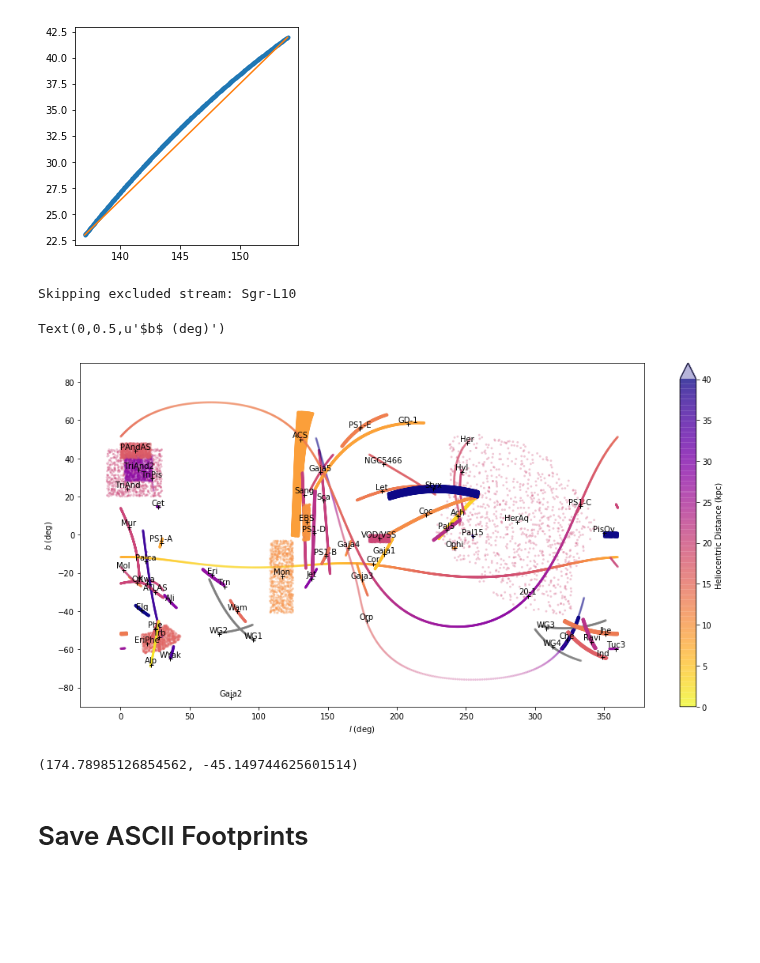
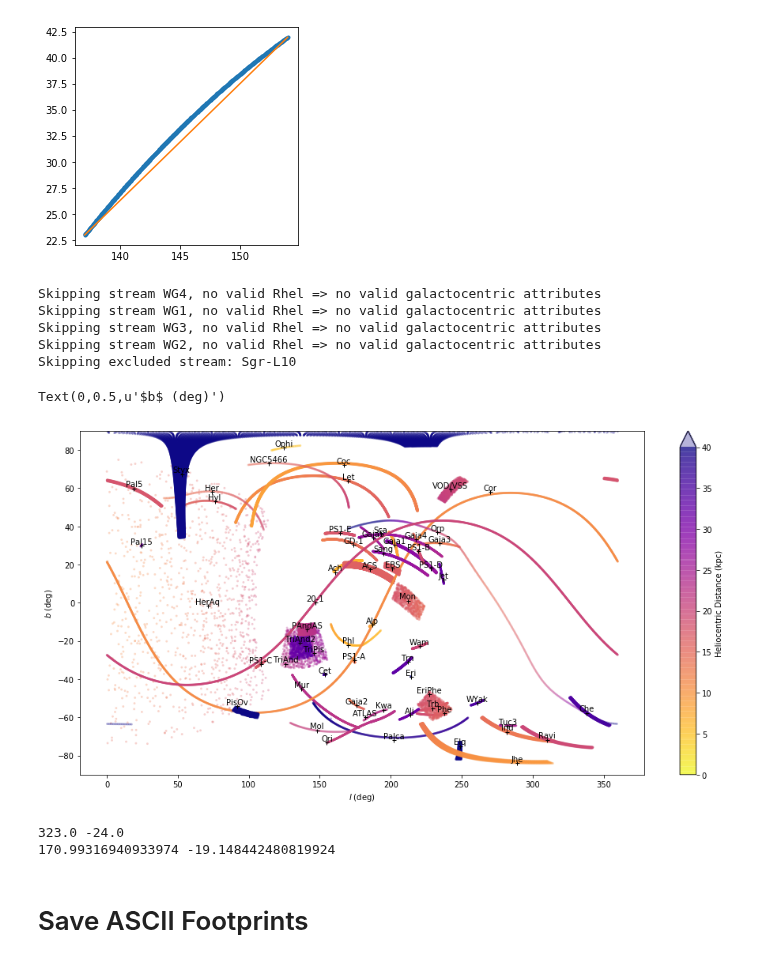
Before and after one commit to cmateu/galstreams, a Jupyter notebook: galstreams/lib/streams_lib_notes.ipynb, the cells around one changed output. Saved outputs shown, nothing was run; the diff lists cells and outputs as text; code cells hidden in the pictures; blank space fills up the shorter version.

Commit message:
phlegethon stream added

```diff
--- a/galstreams/lib/streams_lib_notes.ipynb
+++ b/galstreams/lib/streams_lib_notes.ipynb
@@ -457,34 +457,38 @@ plt.plot(streams['Gaia-'+NG].ra[[0,-1]],streams['Gaia-'+NG].dec[[0,-1]],'-')
 [<matplotlib.lines.Line2D at 0x...>]
 [figure]
 # %%
-mwsts=galstreams.MWStreams(verbose=False)
+#mwsts=galstreams.MWStreams(verbose=False)
 
-# mwsts["Orinoco"].cphi=155.
-# mwsts["ATLAS"].ctheta=-60.
-mwsts["Orphan"].cb=52.
-mwsts["Orphan"].cra,mwsts["Orphan"].cdec=178.,-45.
+mwsts["Phlegethon"].cphi,mwsts["Phlegethon"].ctheta=170.,-22.
 
 fig=plt.figure(1,figsize=(16,8))
 ax=fig.add_subplot(111)
 cmapp=plt.cm.plasma_r
 cmapp.set_under('grey')
-mwsts.plot_stream_compilation(ax,plot_colorbar=True,exclude_streams=['Sgr-L10'],
+mwsts.plot_stream_compilation(ax,plot_colorbar=True,#include_only=["Phlegethon","Orphan"],
+                              exclude_streams=['Sgr-L10'],
                               scat_kwargs=dict(vmin=0.,vmax=40.,cmap=cmapp, alpha=0.3),
                               use_shortnames=True,
                               cb_kwargs=dict(label='Heliocentric Distance (kpc)'),
-                              cootype='equ',verbose=False,)
+                              cootype='GC',verbose=False,)
 #ax.set_xlim(0.,360.)
 ax.set_ylim(-90.,90.)
 ax.set_xlabel('$l$ (deg)')
 ax.set_ylabel('$b$ (deg)')
 # %% [output]
+Skipping stream WG4, no valid Rhel => no valid galactocentric attributes
+Skipping stream WG1, no valid Rhel => no valid galactocentric attributes
+Skipping stream WG3, no valid Rhel => no valid galactocentric attributes
+Skipping stream WG2, no valid Rhel => no valid galactocentric attributes
 Skipping excluded stream: Sgr-L10
 Text(0,0.5,u'$b$ (deg)')
-[figure, old version]
+[figure, new version]
-# %%
-mwsts["Orphan"].cra,mwsts["Orphan"].cdec
-# %% [output]
-(174.78985126854562, -45.149744625601514)
+# %%
+print mwsts["Phlegethon"].cra,mwsts["Phlegethon"].cdec
+print mwsts["Phlegethon"].cphi,mwsts["Phlegethon"].ctheta
+# %% [output]
+323.0 -24.0
+170.99316940933974 -19.148442480819924
 # %% [markdown]
 Save ASCII Footprints
 =========================
```
Also changed, not shown: parts of 2 cells of this notebook, 15 other files.
